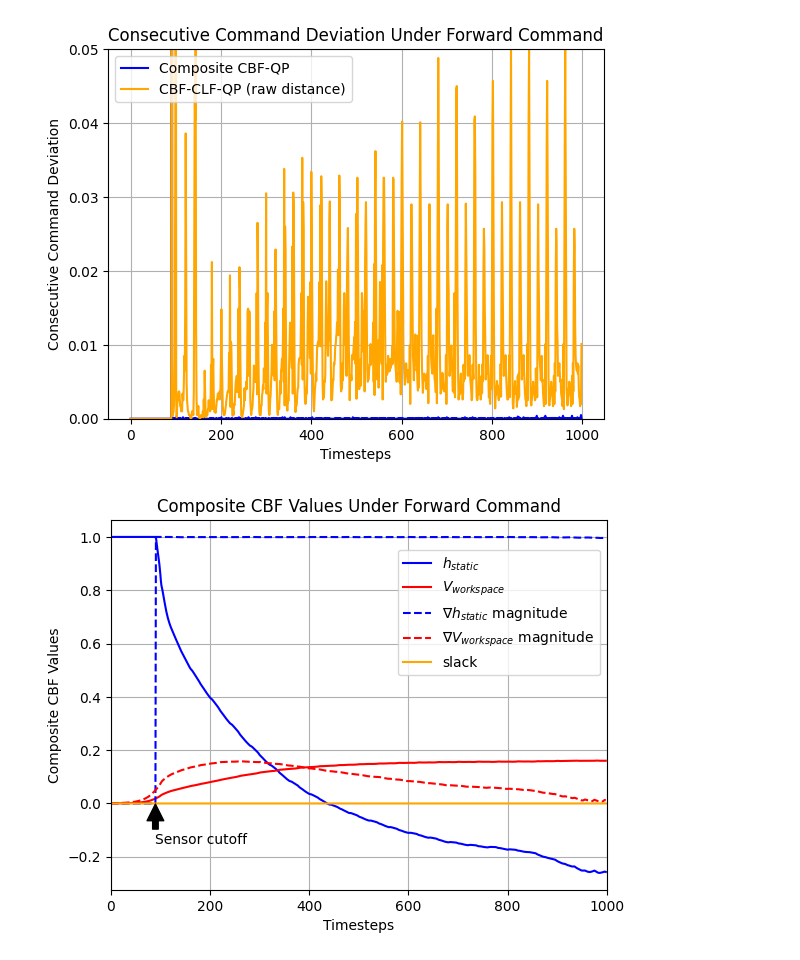
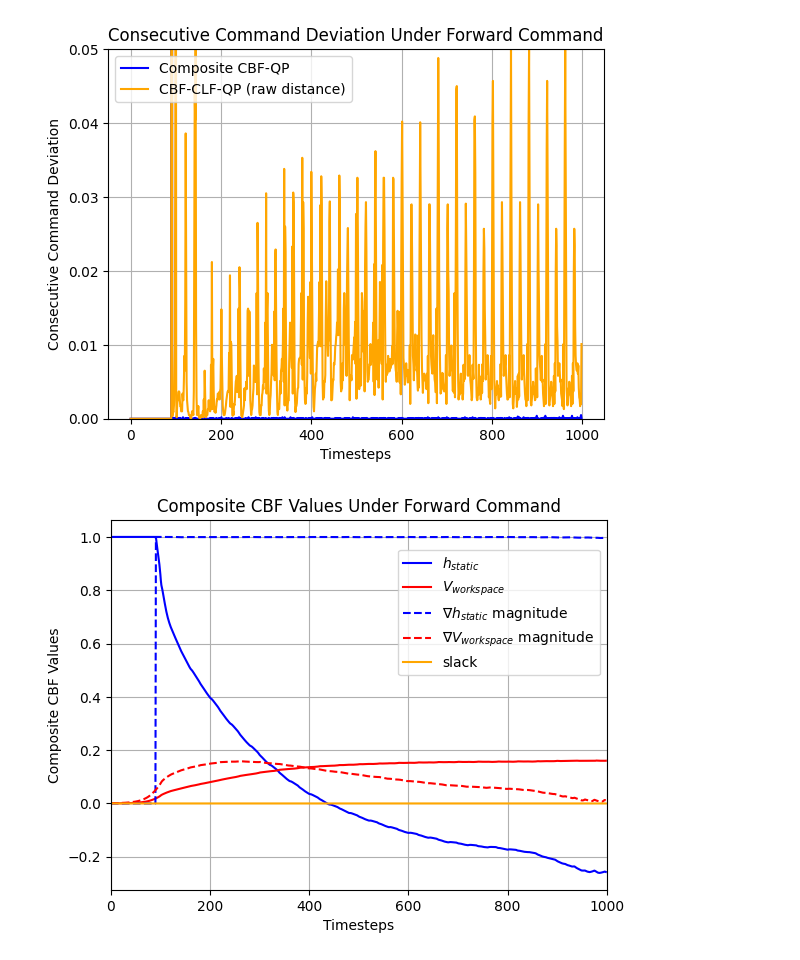
Before and after one commit to famsvip/Robot-Navigation-Collision-Avoidance-, a Jupyter notebook: data/plotting.ipynb, the cells around one changed output. Cells and saved outputs as stored; diff of their text form; code cells hidden in the pictures.

```diff
--- a/data/plotting.ipynb
+++ b/data/plotting.ipynb
@@ -83,28 +83,25 @@ plt.show()
 # %%
 # CBF values
 # [cbf.h_static_obs, cbf.h_workspace, np.linalg.norm(cbf.grad_h_static_obs), np.linalg.norm(cbf.grad_h_workspace), cbf.moving_slack]
 fig, ax = plt.subplots()
 
 h_static = composite_values[:, 0]
 h_workspace = composite_values[:, 1]
 h_grad_static = composite_values[:, 2]
 h_grad_workspace = composite_values[:, 3]
 h_slack = composite_values[:, 4]
 
 ax.plot(range(np.size(composite_values,axis=0)), h_static, color="b", label=r'$h_{static}$')
 ax.plot(range(np.size(composite_values,axis=0)), h_workspace, color="r", label=r'$V_{workspace}$')
 ax.plot(range(np.size(composite_values,axis=0)), h_grad_static, color="b", label=r'$\nabla h_{static}$ magnitude', ls="--")
 ax.plot(range(np.size(composite_values,axis=0)), h_grad_workspace, color="r", label=r'$\nabla V_{workspace}$ magnitude', ls="--")
 ax.plot(range(np.size(composite_values,axis=0)), h_slack, color=(1.0,0.65,0), label="slack")
 plt.title('Composite CBF Values Under Forward Command')
 plt.xlabel("Timesteps")
 plt.ylabel("Composite CBF Values")
 ax.set_xlim(0, 1000)
 plt.grid(True)
 plt.legend(loc='right', bbox_to_anchor=(1.0, 0.75))
-# plt.text(, -0.1, 'sensor cutoff', fontsize=12)
-plt.annotate('Sensor cutoff', xy=(90, 0), xytext=(90, -0.15),
-             arrowprops=dict(facecolor='black', shrink=0.02))
 plt.show()
 # %% [output]
-[figure, old version]
+[figure, new version]
```
Also changed, not shown: 7 other files.
